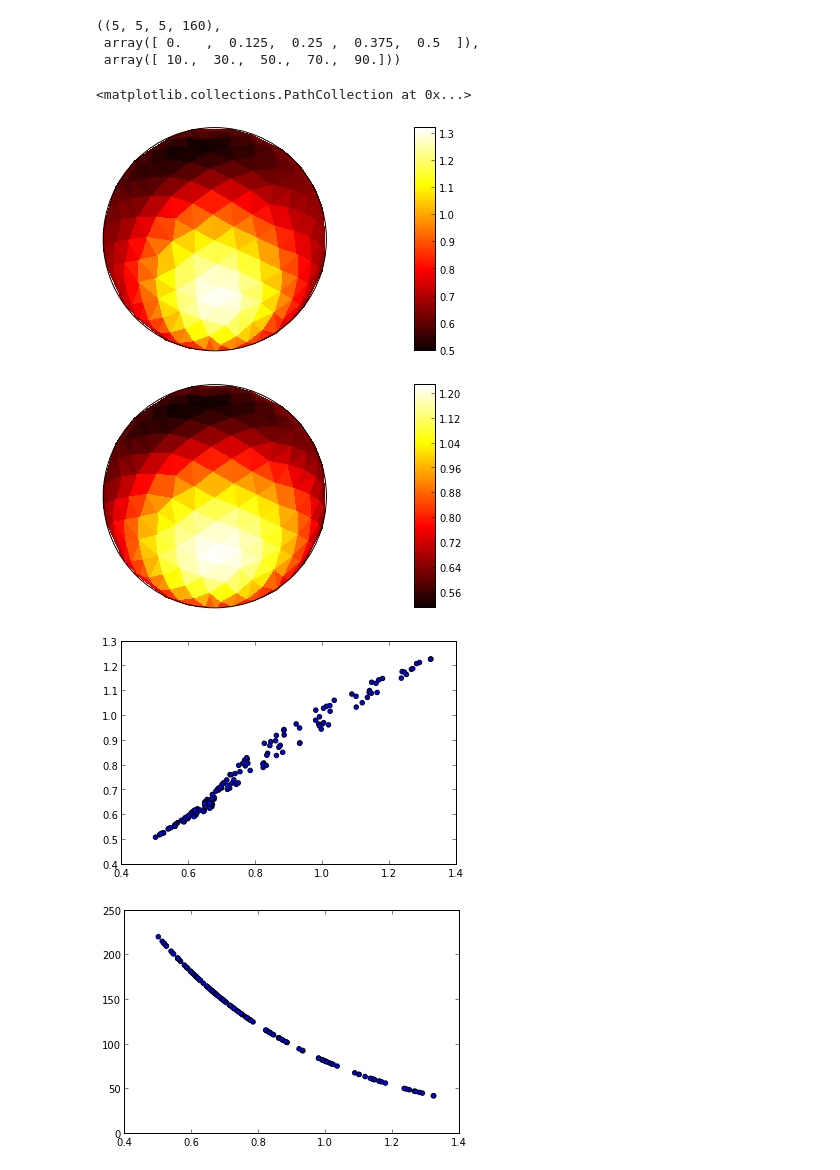
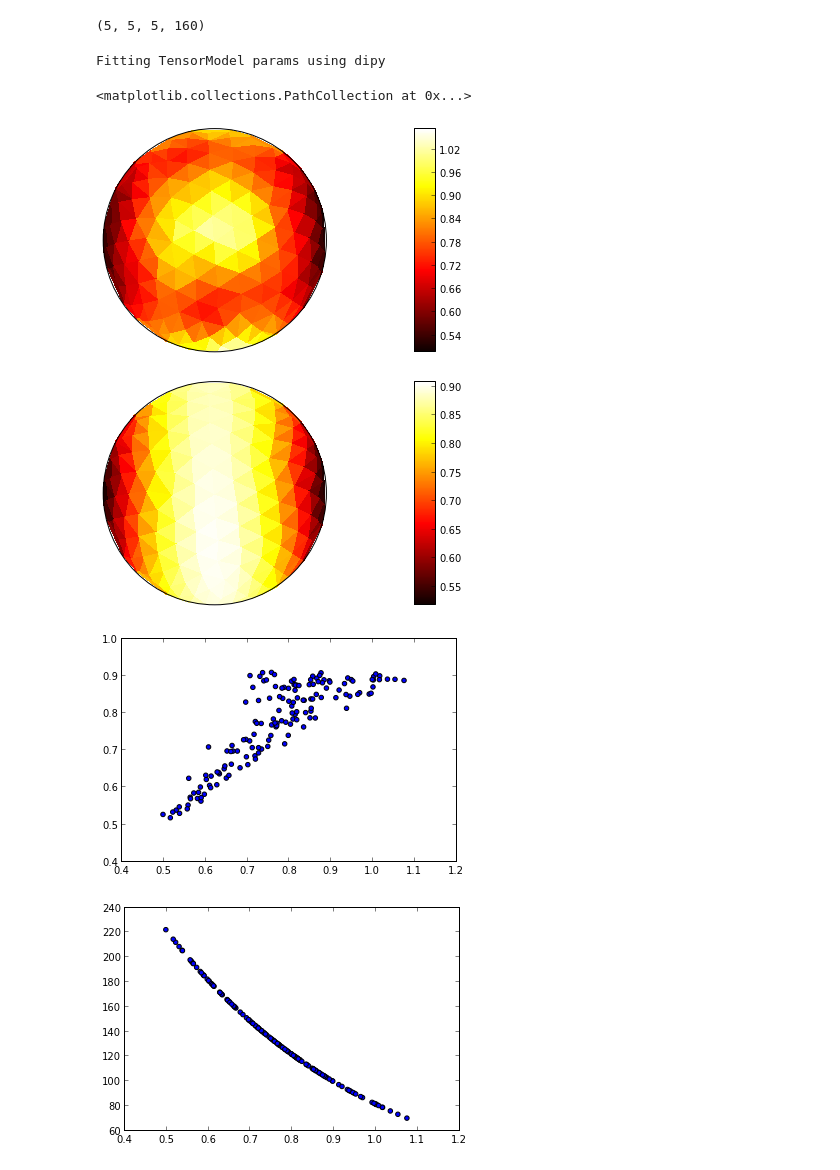
Before and after one commit to arokem/osmosis, a Jupyter notebook: osmosis/ipynb/Simulations.ipynb, the cells around one changed output. Saved outputs shown, nothing was run; the diff lists cells and outputs as text; code cells hidden in the pictures.

```diff
--- a/osmosis/ipynb/Simulations.ipynb
+++ b/osmosis/ipynb/Simulations.ipynb
@@ -22,3 +22,5 @@ r, phi, theta= geo.cart2sphere(bvecs[0,0], bvecs[1,0], bvecs[2,0])
+# %%
+vec1 = bvecs[:,1]
 # %%
 angles = np.linspace(10, 90, 5)
 weights = np.linspace(0, 0.5, 5)
@@ -26,9 +28,10 @@ sphere = np.linspace(100, 500, 5)
 vol = np.empty((angles.shape[0], weights.shape[0], sphere.shape[0], 160))
 # %%
 for i, angle in enumerate(angles):
-    x,y,z = geo.sphere2cart(r, theta + deg2rad(angle), phi)
-    vec = [x,y,z]
-    odf_vecs = np.array([bvecs[:,0], vec])
+    #print angle
+    R = geo.rodriguez_axis_rotation([0,1,0], angle)
+    vec2 = np.array(np.dot(R.T, vec1)).squeeze()
+    odf_vecs = np.array([vec1, vec2])
     for j, w in enumerate(weights):
         for k, sph in enumerate(sphere):
             odf = sim.ODF(odf_vecs, [w, 1-w])
@@ -36,12 +39,11 @@ for i, angle in enumerate(angles):
             S0 = 100 + np.ones(10) * sph
             vol[i,j,k] = np.concatenate((S0, v.signal(np.mean(S0))))
 
-vol1 = vol
-#dps.add_rician_noise(vol, 1000)
-vol2 = dps.add_rician_noise(vol, 1000)
+vol1 = dps.add_noise(vol, snr=100, noise_type='rician')
+vol2 = dps.add_noise(vol, snr=100, noise_type='rician')
 
-vol.shape, weights, angles
+
+#angles, weights, sphere
+vol1.shape
 # %% [output]
-((5, 5, 5, 160),
- array([ 0.   ,  0.125,  0.25 ,  0.375,  0.5  ]),
- array([ 10.,  30.,  50.,  70.,  90.]))
+(5, 5, 5, 160)
@@ -62,18 +66,16 @@ CTM = ozm.MultiCanonicalTensorModel(vol1,
 # %%
 vox_idx = (4,4,4)
 viz.sig_on_projection(bvecs, TM.adc[vox_idx], tri=True)
 viz.sig_on_projection(bvecs, TM.model_adc[vox_idx], tri=True)
 
 fig,ax = plt.subplots(1)
 ax.scatter(TM.adc[vox_idx], TM.model_adc[vox_idx])
-
-fig,ax = plt.subplots(1)
-ax.scatter(TM.adc[vox_idx], TM.signal[vox_idx])
 # %% [output]
-<matplotlib.collections.PathCollection at 0x...>
+Fitting TensorModel params using dipy
+<matplotlib.collections.PathCollection at 0x...>
-[figure, old version]
+[figure, new version]
-[figure, old version]
+[figure, new version]
-[figure, old version]
+[figure, new version]
-[figure, old version]
+[figure, new version]
 # %%
 viz.sig_on_projection(bvecs, CTM.relative_signal[vox_idx], tri=True)
```
Also changed, not shown: parts of 9 cells of this notebook, 6 other files.
